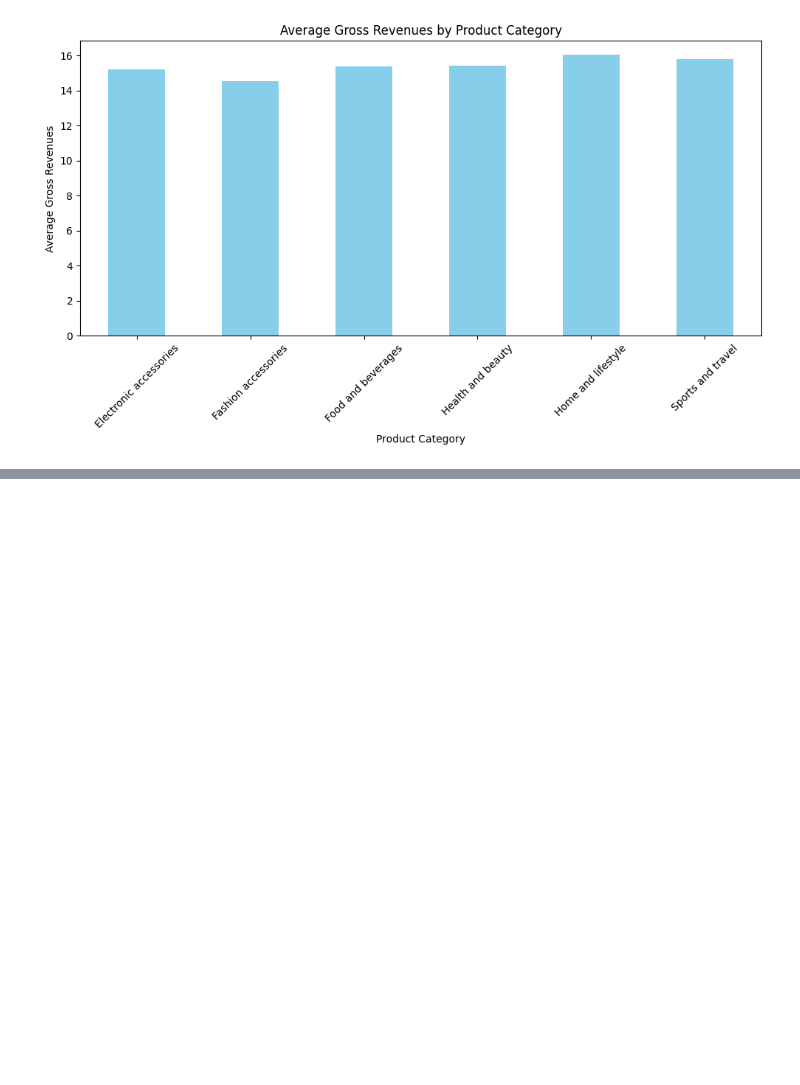
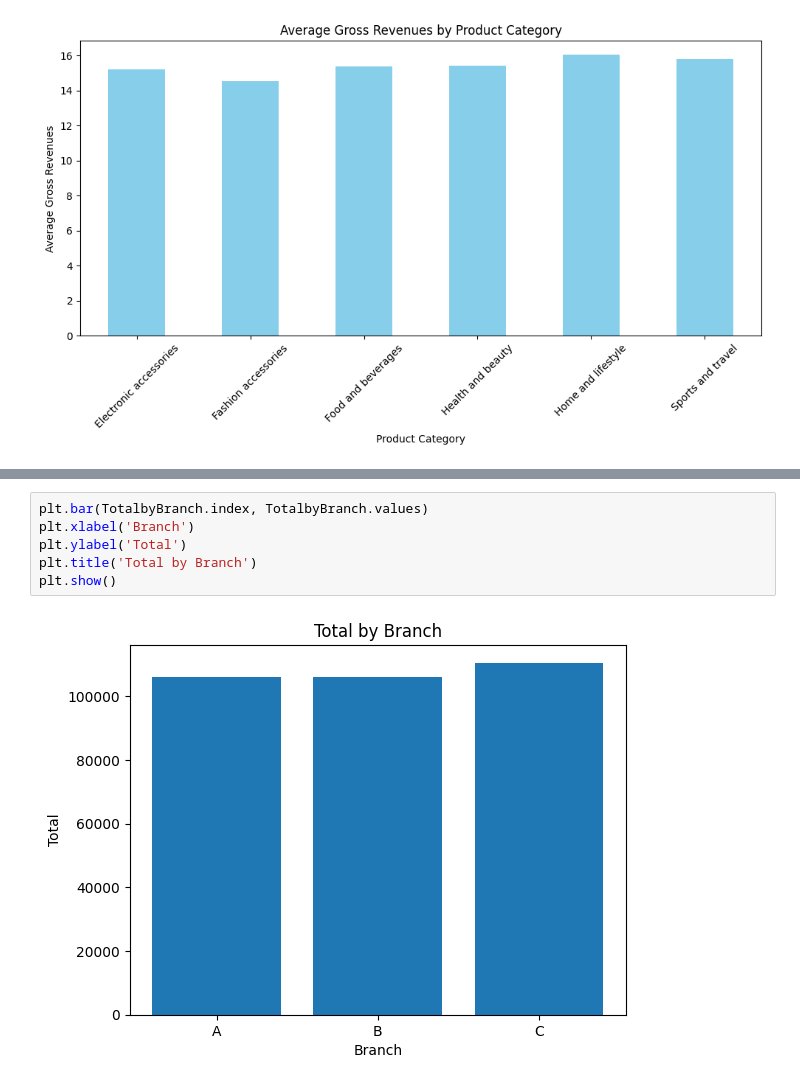
Before and after one commit to irisdev06/Super-Market-Data-Analysis, a Jupyter notebook: SuperNovaMartSalesAnalysis .ipynb, the cells around one changed output, grey strips where cells are left out. Drawn from its saved outputs; the diff is of its cells as text; blank space fills up the shorter version.

```diff
--- a/SuperNovaMartSalesAnalysis .ipynb
+++ b/SuperNovaMartSalesAnalysis .ipynb
@@ -183,0 +212,8 @@ Name: Total, dtype: float64
+# %%
+plt.bar(TotalbyBranch.index, TotalbyBranch.values)
+plt.xlabel('Branch')
+plt.ylabel('Total')
+plt.title('Total by Branch')
+plt.show()
+# %% [output]
+[figure, added]
```
Also changed, not shown: parts of 4 cells of this notebook.
